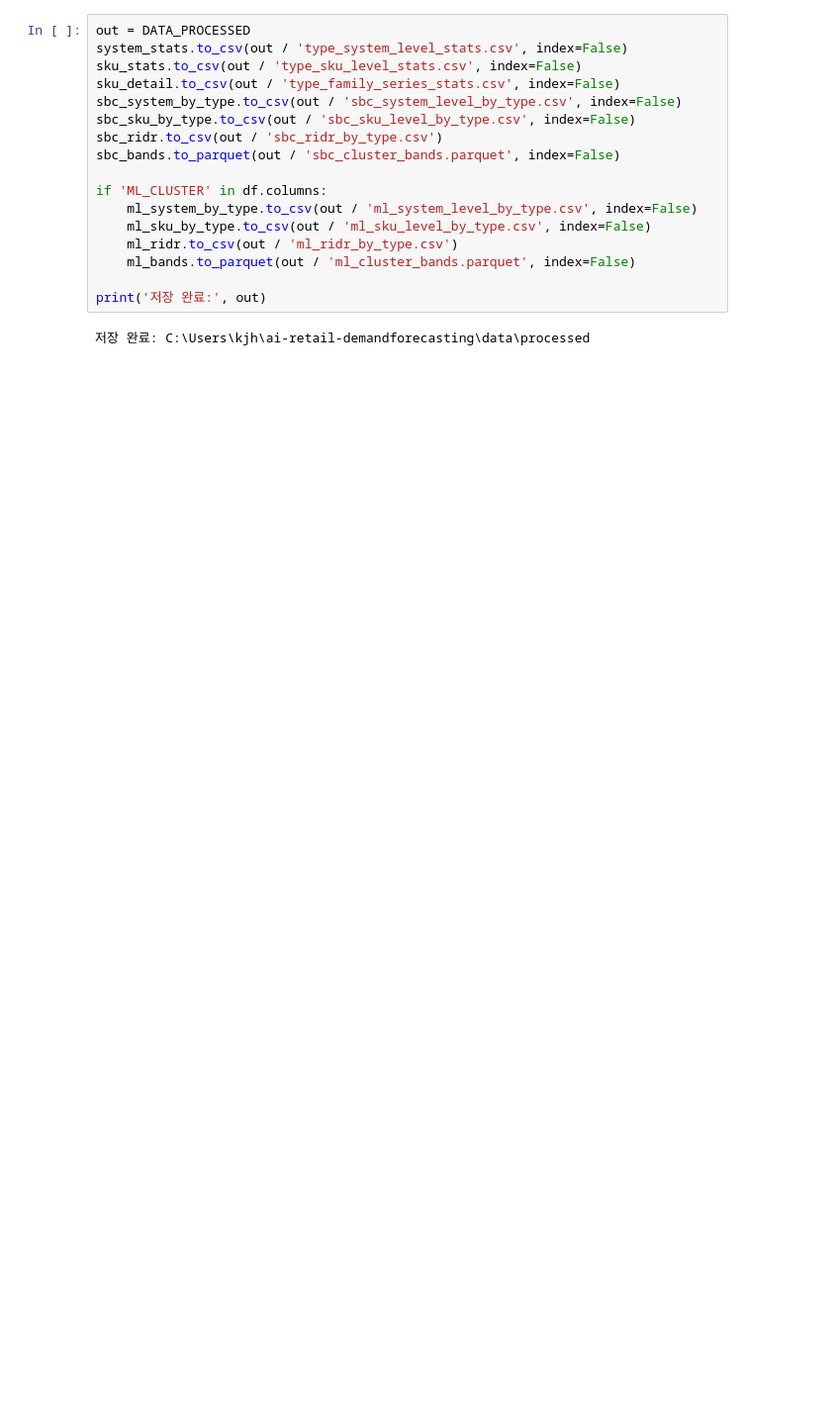
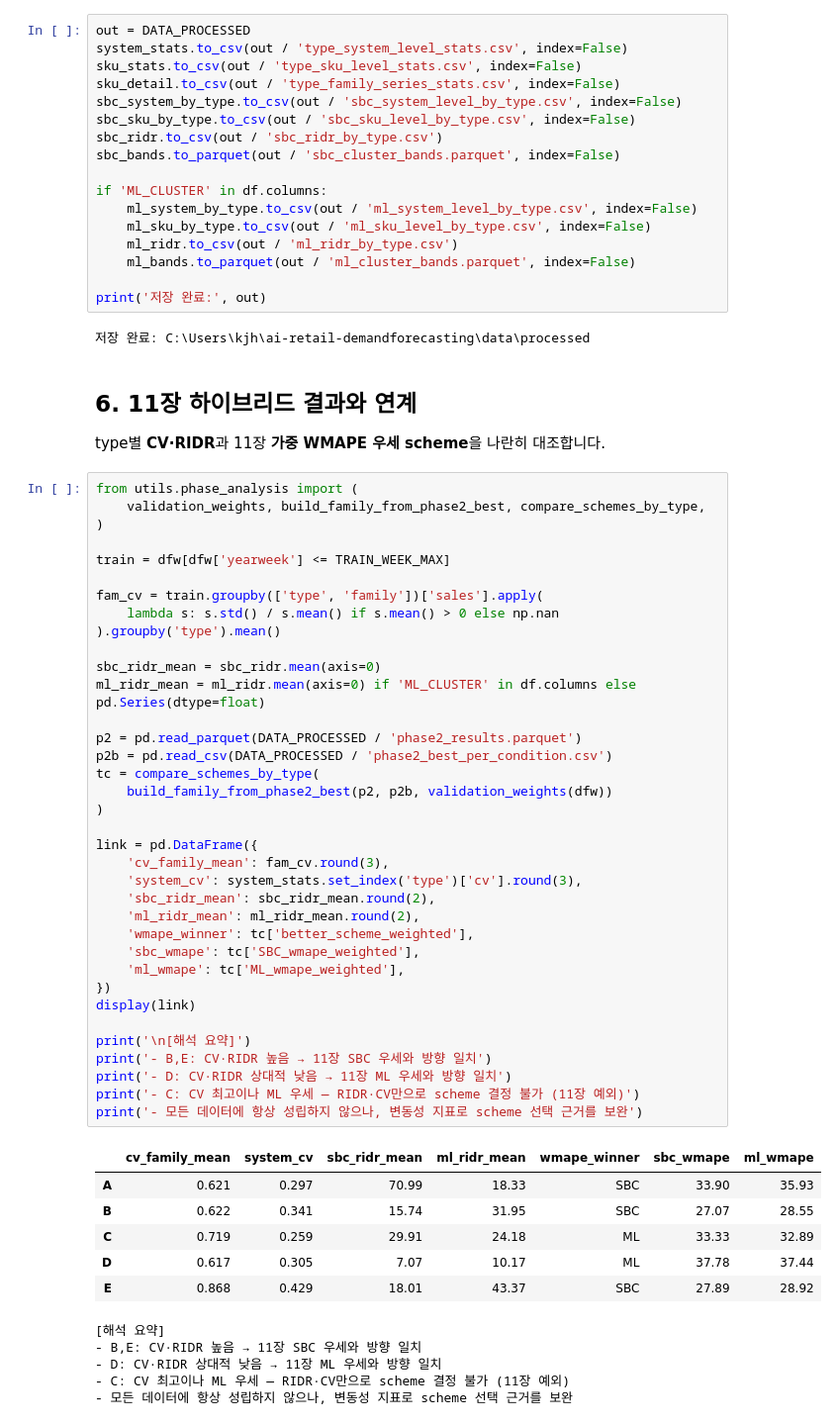
Before and after one commit to junghyuk-kim/ai-retail-demandforecasting, a Jupyter notebook: code/12_제품_수요패턴_RIDR_분석.ipynb, the cells around one changed output. Shown at 99% size. Saved outputs shown, nothing was run; the diff lists cells and outputs as text; blank space fills up the shorter version.

```diff
--- a/code/12_제품_수요패턴_RIDR_분석.ipynb
+++ b/code/12_제품_수요패턴_RIDR_분석.ipynb
@@ -273,3 +278,55 @@ if 'ML_CLUSTER' in df.columns:
 print('저장 완료:', out)
 # %% [output]
 저장 완료: C:\Users\kjh\ai-retail-demandforecasting\data\processed
+# %% [markdown]
+## 6. 11장 하이브리드 결과와 연계
+
+type별 **CV·RIDR**과 11장 **가중 WMAPE 우세 scheme**을 나란히 대조합니다.
+# %%
+from utils.phase_analysis import (
+    validation_weights, build_family_from_phase2_best, compare_schemes_by_type,
+)
+
+train = dfw[dfw['yearweek'] <= TRAIN_WEEK_MAX]
+
+fam_cv = train.groupby(['type', 'family'])['sales'].apply(
+    lambda s: s.std() / s.mean() if s.mean() > 0 else np.nan
+).groupby('type').mean()
+
+sbc_ridr_mean = sbc_ridr.mean(axis=0)
+ml_ridr_mean = ml_ridr.mean(axis=0) if 'ML_CLUSTER' in df.columns else pd.Series(dtype=float)
+
+p2 = pd.read_parquet(DATA_PROCESSED / 'phase2_results.parquet')
+p2b = pd.read_csv(DATA_PROCESSED / 'phase2_best_per_condition.csv')
+tc = compare_schemes_by_type(
+    build_family_from_phase2_best(p2, p2b, validation_weights(dfw))
+)
+
+link = pd.DataFrame({
+    'cv_family_mean': fam_cv.round(3),
+    'system_cv': system_stats.set_index('type')['cv'].round(3),
+    'sbc_ridr_mean': sbc_ridr_mean.round(2),
+    'ml_ridr_mean': ml_ridr_mean.round(2),
+    'wmape_winner': tc['better_scheme_weighted'],
+    'sbc_wmape': tc['SBC_wmape_weighted'],
+    'ml_wmape': tc['ML_wmape_weighted'],
+})
+display(link)
+
+print('\n[해석 요약]')
+print('- B,E: CV·RIDR 높음 → 11장 SBC 우세와 방향 일치')
+print('- D: CV·RIDR 상대적 낮음 → 11장 ML 우세와 방향 일치')
+print('- C: CV 최고이나 ML 우세 — RIDR·CV만으로 scheme 결정 불가 (11장 예외)')
+print('- 모든 데이터에 항상 성립하지 않으나, 변동성 지표로 scheme 선택 근거를 보완')
+# %% [output]
+|  | cv_family_mean | system_cv | sbc_ridr_mean | ml_ridr_mean | wmape_winner | sbc_wmape | ml_wmape |
+| A | 0.621 | 0.297 | 70.99 | 18.33 | SBC | 33.90 | 35.93 |
+| B | 0.622 | 0.341 | 15.74 | 31.95 | SBC | 27.07 | 28.55 |
+| C | 0.719 | 0.259 | 29.91 | 24.18 | ML | 33.33 | 32.89 |
+| D | 0.617 | 0.305 | 7.07 | 10.17 | ML | 37.78 | 37.44 |
+| E | 0.868 | 0.429 | 18.01 | 43.37 | SBC | 27.89 | 28.92 |
+[해석 요약]
+- B,E: CV·RIDR 높음 → 11장 SBC 우세와 방향 일치
+- D: CV·RIDR 상대적 낮음 → 11장 ML 우세와 방향 일치
+- C: CV 최고이나 ML 우세 — RIDR·CV만으로 scheme 결정 불가 (11장 예외)
+- 모든 데이터에 항상 성립하지 않으나, 변동성 지표로 scheme 선택 근거를 보완
```
Also changed, not shown: parts of 5 cells of this notebook.
